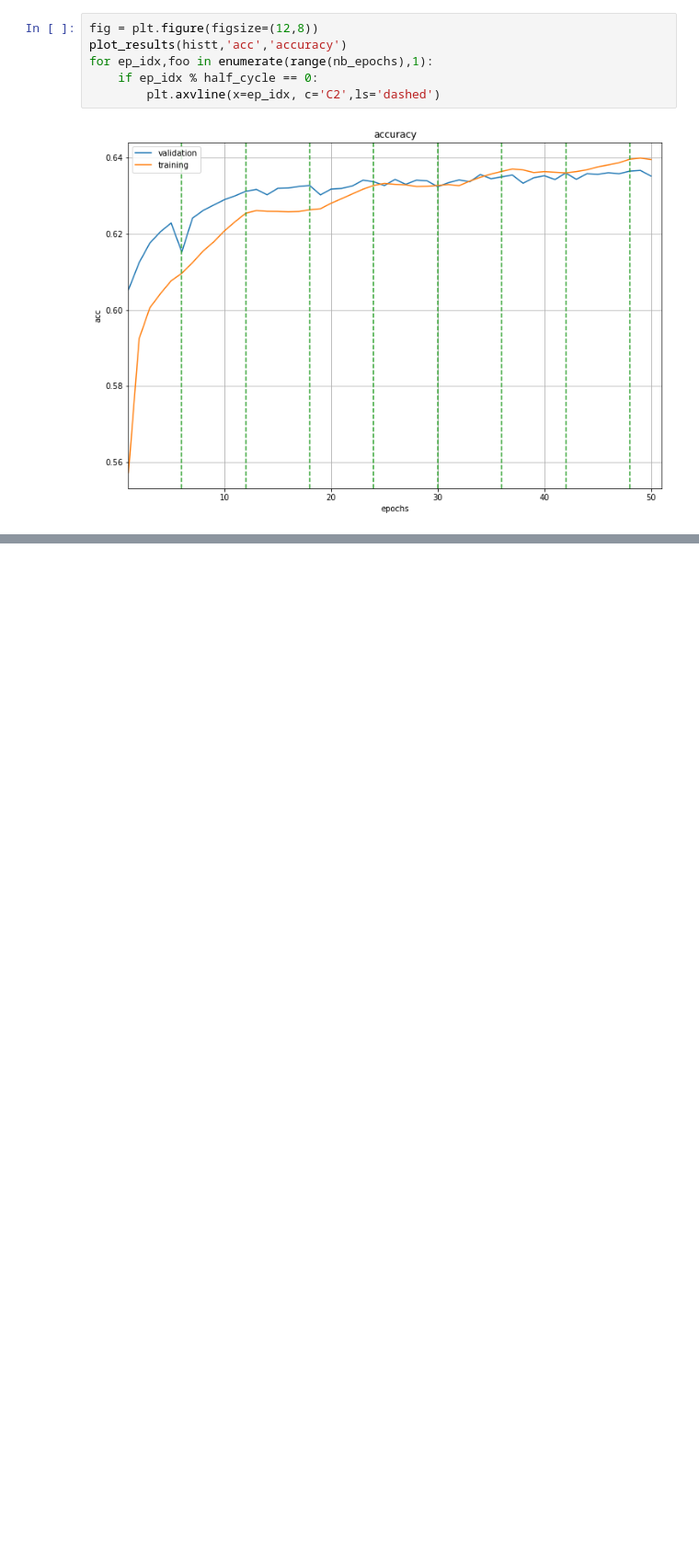
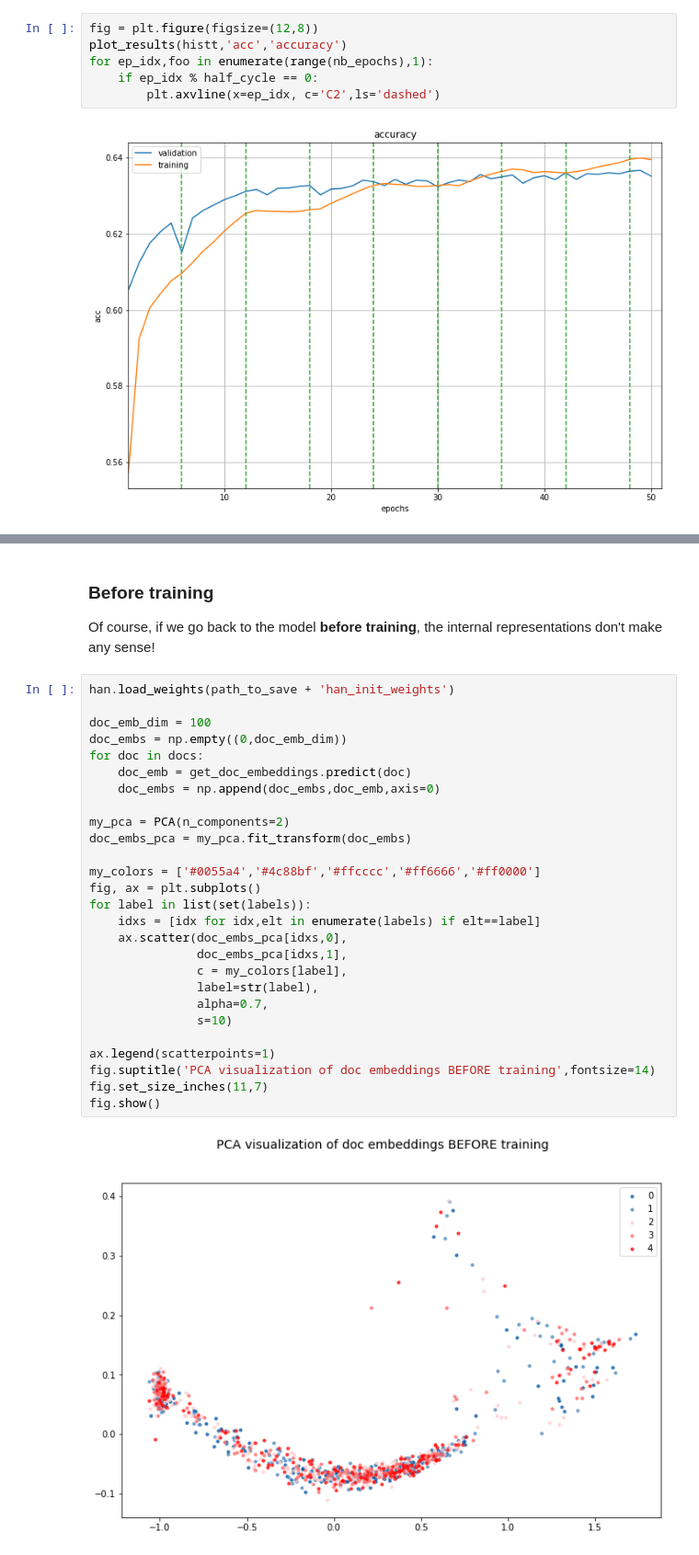
Before and after one commit to Tixierae/deep_learning_NLP, a Jupyter notebook: HAN/HAN_final.ipynb, the cells around one changed output, grey strips where cells are left out. Shown: that part at 92% size. Drawn from its saved outputs; the diff is of its cells as text; blank space fills up the shorter version.

```diff
--- a/HAN/HAN_final.ipynb
+++ b/HAN/HAN_final.ipynb
@@ -541,0 +602,32 @@ for ep_idx,foo in enumerate(range(nb_epochs),1):
+# %% [markdown]
+### Before training
+Of course, if we go back to the model **before training**, the internal representations don't make any sense!
+# %%
+han.load_weights(path_to_save + 'han_init_weights')
+
+doc_emb_dim = 100
+doc_embs = np.empty((0,doc_emb_dim))
+for doc in docs:
+    doc_emb = get_doc_embeddings.predict(doc)
+    doc_embs = np.append(doc_embs,doc_emb,axis=0)
+
+my_pca = PCA(n_components=2)
+doc_embs_pca = my_pca.fit_transform(doc_embs)
+
+my_colors = ['#0055a4','#4c88bf','#ffcccc','#ff6666','#ff0000']
+fig, ax = plt.subplots()
+for label in list(set(labels)):
+    idxs = [idx for idx,elt in enumerate(labels) if elt==label]
+    ax.scatter(doc_embs_pca[idxs,0],
+               doc_embs_pca[idxs,1],
+               c = my_colors[label],
+               label=str(label),
+               alpha=0.7,
+               s=10)
+
+ax.legend(scatterpoints=1)
+fig.suptitle('PCA visualization of doc embeddings BEFORE training',fontsize=14)
+fig.set_size_inches(11,7)
+fig.show()
+# %% [output]
+[figure, added]
```
Also changed, not shown: parts of 9 cells of this notebook.
